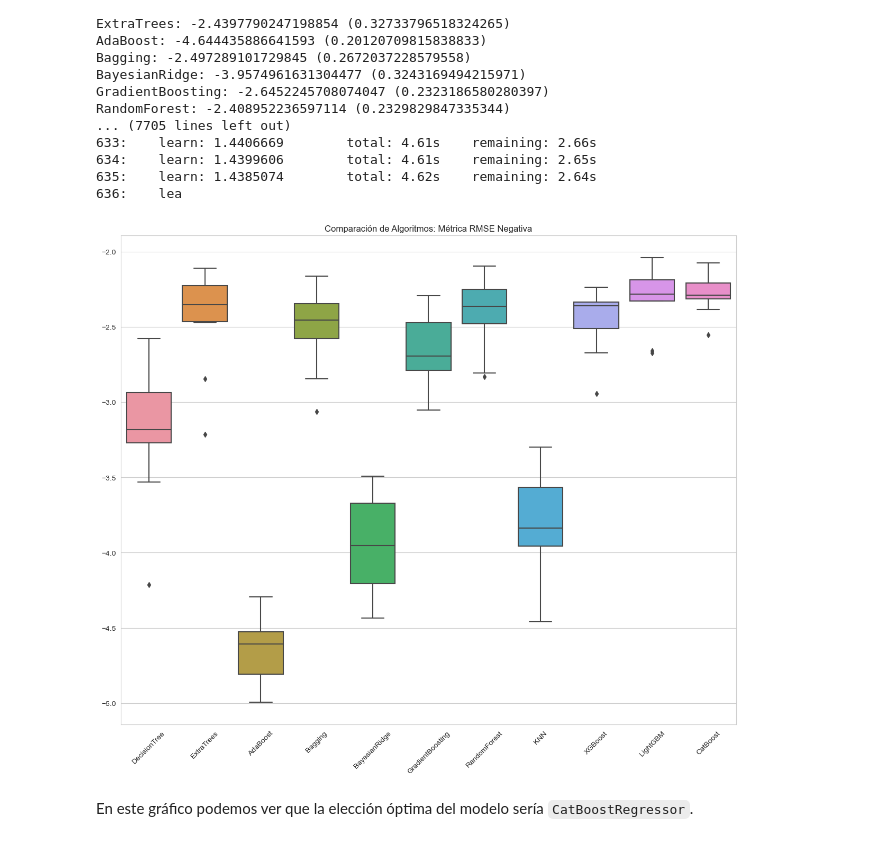
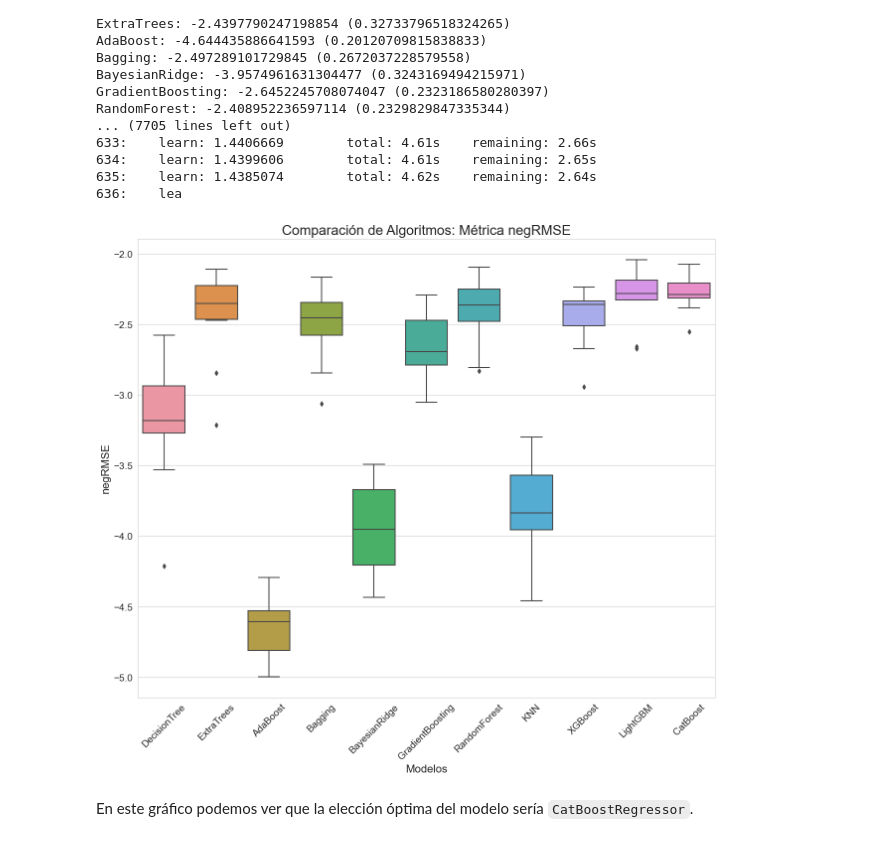
Before and after one commit to josegarciav/Datathon_BDO_2023, a Jupyter notebook: Model_Training.ipynb, the cells around one changed output. Drawn from its saved outputs; the diff is of its cells as text; code cells hidden in the pictures.

```diff
--- a/Model_Training.ipynb
+++ b/Model_Training.ipynb
@@ -289,15 +289,18 @@ RandomForest: -2.408952236597114 (0.2329829847335344)
 # %%
 #  Graficamos para tener mejor ilustracion
 plot = pd.DataFrame(resultados[5:], index=nombres[5:]).T
 
 sns.set_style("whitegrid")
 plt.figure(figsize=(15, 12))
 sns.boxplot(data=plot)
-plt.title('Comparación de Algoritmos: Métrica RMSE Negativa')
-plt.xticks(rotation=45)
+plt.title('Comparación de Algoritmos: Métrica negRMSE', fontsize=20)
+plt.xlabel('Modelos', fontsize=16)
+plt.ylabel('negRMSE', fontsize=16)
+plt.xticks(rotation=45, fontsize=14)
+plt.yticks(fontsize=14)
 plt.show()
 # %% [output]
-[figure, old version]
+[figure, new version]
 # %% [markdown]
 En este gráfico podemos ver que la elección óptima del modelo sería `CatBoostRegressor`.
 # %% [markdown]
```
